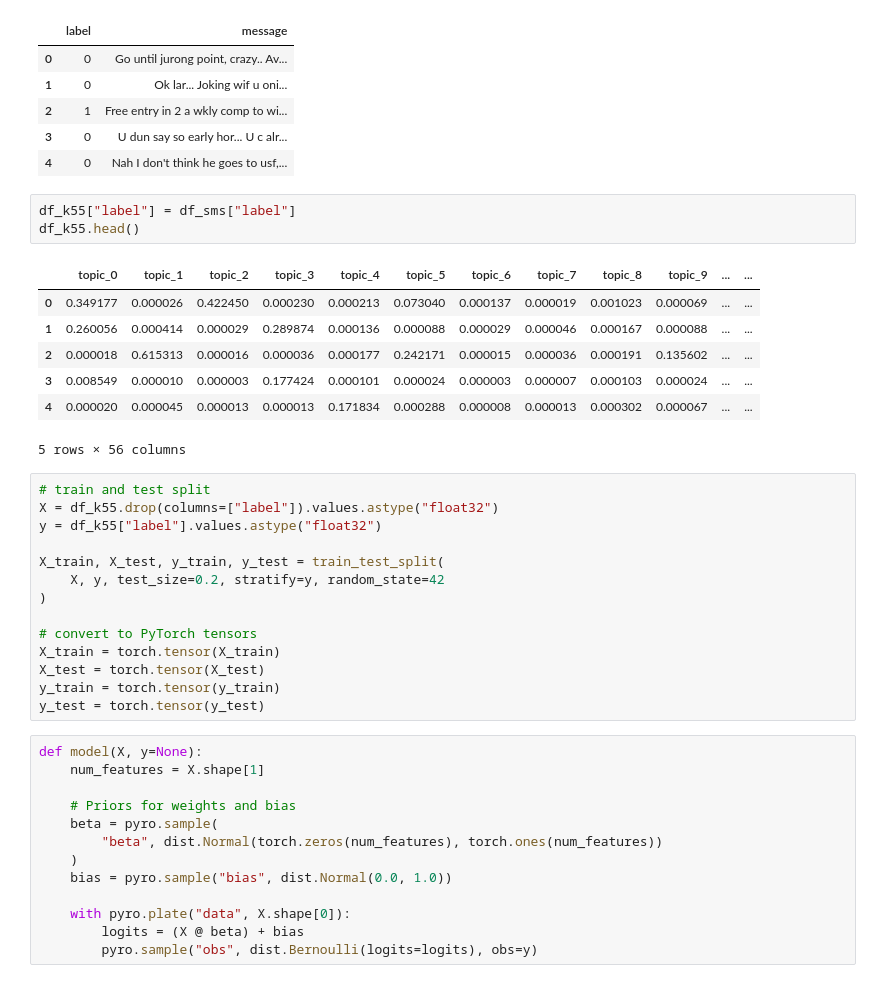
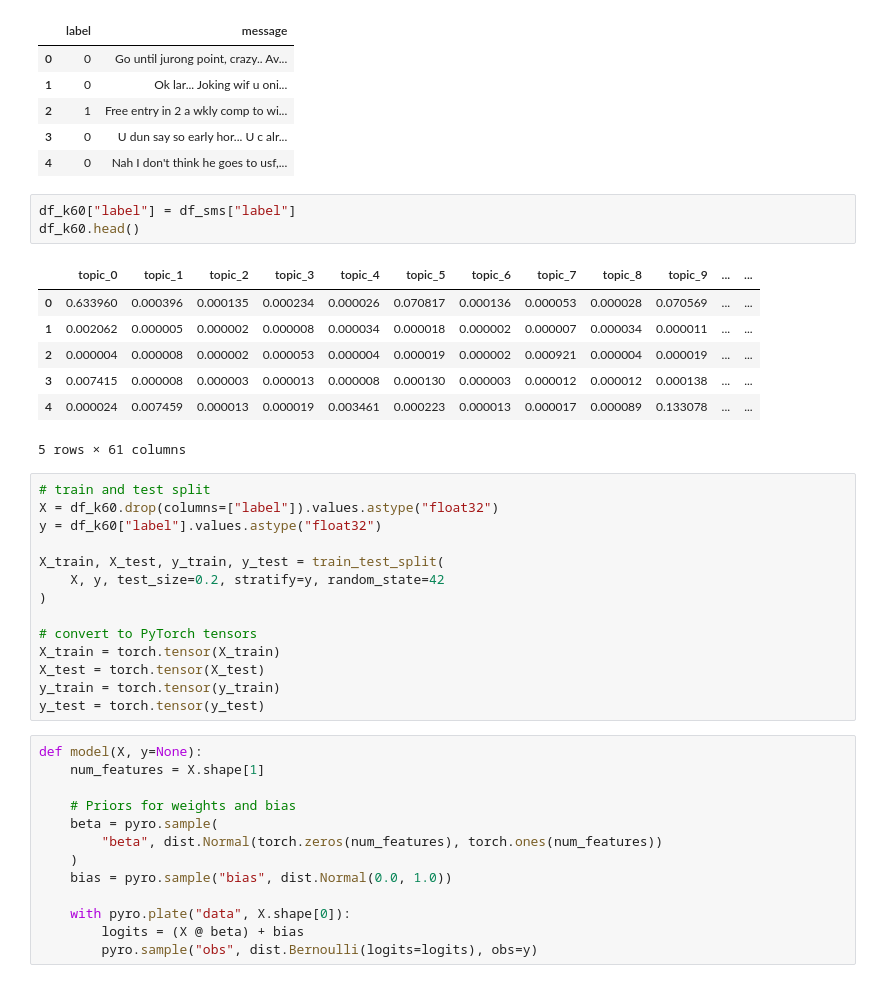
Before and after one commit to Gabriellanaro/SpamClassification, a Jupyter notebook: bayesian_classifier.ipynb, the cells around one changed output. Drawn from its saved outputs; the diff is of its cells as text.

```diff
--- a/bayesian_classifier.ipynb
+++ b/bayesian_classifier.ipynb
@@ -37,20 +37,20 @@ df_sms.head()
 | 3 | 0 | U dun say so early hor... U c alr... |
 | 4 | 0 | Nah I don't think he goes to usf,... |
 # %%
-df_k55["label"] = df_sms["label"]
-df_k55.head()
+df_k60["label"] = df_sms["label"]
+df_k60.head()
 # %% [output]
 |  | topic_0 | topic_1 | topic_2 | topic_3 | topic_4 | topic_5 | topic_6 | topic_7 | topic_8 | topic_9 | ... | ... |
-| 0 | 0.349177 | 0.000026 | 0.422450 | 0.000230 | 0.000213 | 0.073040 | 0.000137 | 0.000019 | 0.001023 | 0.000069 | ... | ... |
-| 1 | 0.260056 | 0.000414 | 0.000029 | 0.289874 | 0.000136 | 0.000088 | 0.000029 | 0.000046 | 0.000167 | 0.000088 | ... | ... |
-| 2 | 0.000018 | 0.615313 | 0.000016 | 0.000036 | 0.000177 | 0.242171 | 0.000015 | 0.000036 | 0.000191 | 0.135602 | ... | ... |
-| 3 | 0.008549 | 0.000010 | 0.000003 | 0.177424 | 0.000101 | 0.000024 | 0.000003 | 0.000007 | 0.000103 | 0.000024 | ... | ... |
-| 4 | 0.000020 | 0.000045 | 0.000013 | 0.000013 | 0.171834 | 0.000288 | 0.000008 | 0.000013 | 0.000302 | 0.000067 | ... | ... |
+| 0 | 0.633960 | 0.000396 | 0.000135 | 0.000234 | 0.000026 | 0.070817 | 0.000136 | 0.000053 | 0.000028 | 0.070569 | ... | ... |
+| 1 | 0.002062 | 0.000005 | 0.000002 | 0.000008 | 0.000034 | 0.000018 | 0.000002 | 0.000007 | 0.000034 | 0.000011 | ... | ... |
+| 2 | 0.000004 | 0.000008 | 0.000002 | 0.000053 | 0.000004 | 0.000019 | 0.000002 | 0.000921 | 0.000004 | 0.000019 | ... | ... |
+| 3 | 0.007415 | 0.000008 | 0.000003 | 0.000013 | 0.000008 | 0.000130 | 0.000003 | 0.000012 | 0.000012 | 0.000138 | ... | ... |
+| 4 | 0.000024 | 0.007459 | 0.000013 | 0.000019 | 0.003461 | 0.000223 | 0.000013 | 0.000017 | 0.000089 | 0.133078 | ... | ... |
-5 rows × 56 columns
+5 rows × 61 columns
 # %%
 # train and test split
-X = df_k55.drop(columns=["label"]).values.astype("float32")
-y = df_k55["label"].values.astype("float32")
+X = df_k60.drop(columns=["label"]).values.astype("float32")
+y = df_k60["label"].values.astype("float32")
 
 X_train, X_test, y_train, y_test = train_test_split(
     X, y, test_size=0.2, stratify=y, random_state=42
```
Also changed, not shown: parts of 10 cells of this notebook.
